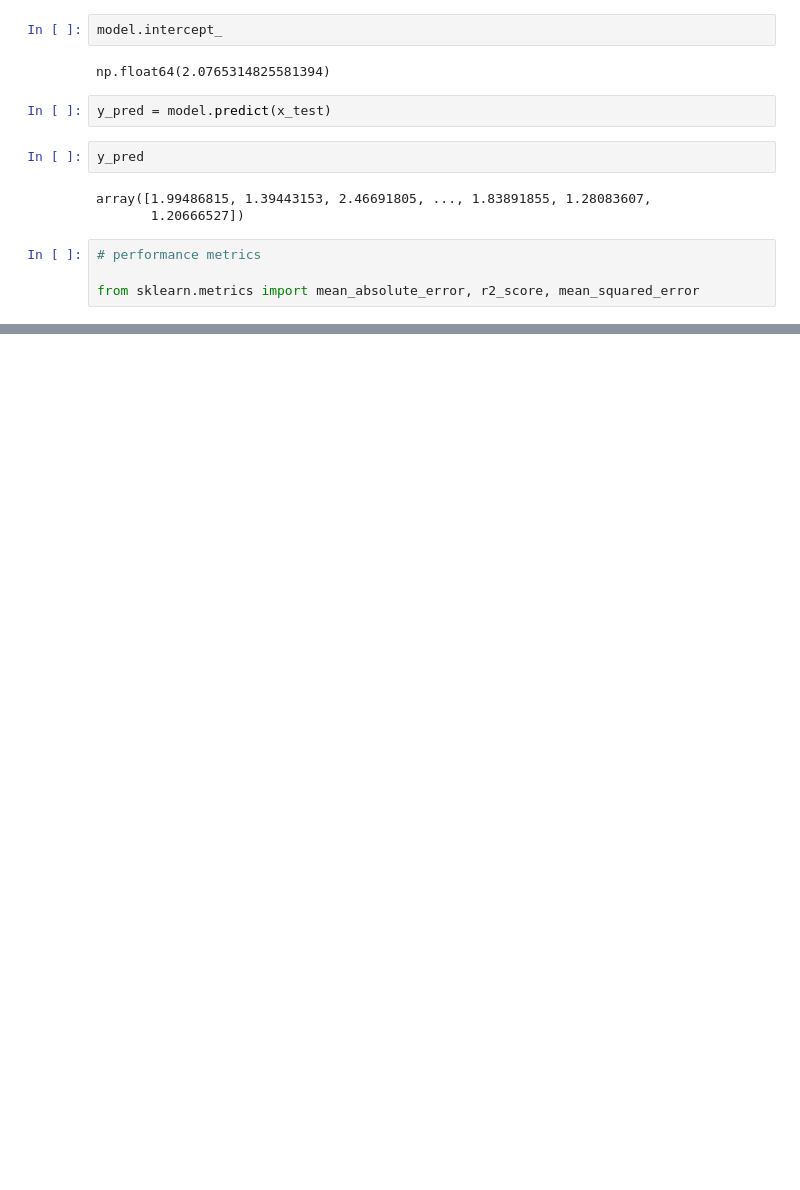
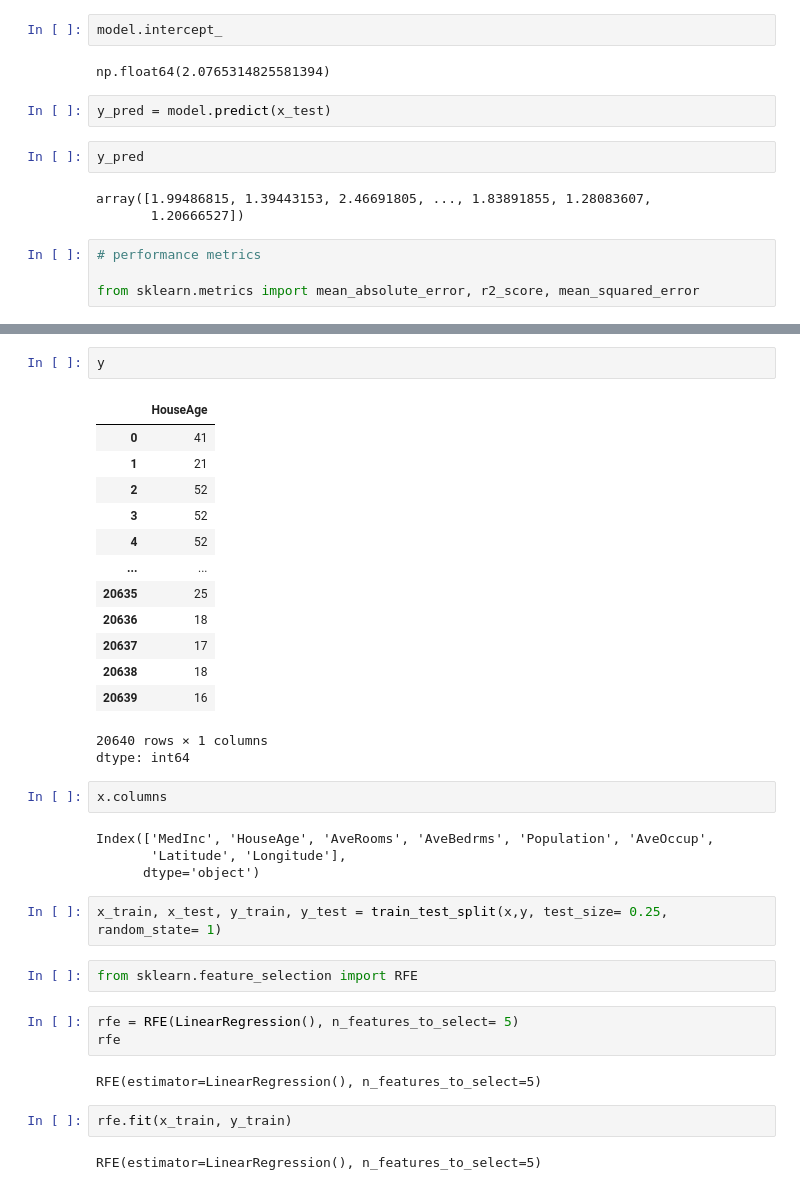
Before and after one commit to ydv-prince/Machine-Learning, a Jupyter notebook: multicollinearity_detection_and_its_remedy.ipynb, the cells around one changed output, grey strips where cells are left out. Cells and saved outputs as stored; diff of their text form; blank space fills up the shorter version.

```diff
--- a/multicollinearity_detection_and_its_remedy.ipynb
+++ b/multicollinearity_detection_and_its_remedy.ipynb
@@ -431,0 +468,36 @@ print(r2_score(y_test, y_pred))
+# %%
+y
+# %% [output]
+|  | HouseAge |
+| 0 | 41 |
+| 1 | 21 |
+| 2 | 52 |
+| 3 | 52 |
+| 4 | 52 |
+| ... | ... |
+| 20635 | 25 |
+| 20636 | 18 |
+| 20637 | 17 |
+| 20638 | 18 |
+| 20639 | 16 |
+20640 rows × 1 columns
+dtype: int64
+# %%
+x.columns
+# %% [output]
+Index(['MedInc', 'HouseAge', 'AveRooms', 'AveBedrms', 'Population', 'AveOccup',
+       'Latitude', 'Longitude'],
+      dtype='object')
+# %%
+x_train, x_test, y_train, y_test = train_test_split(x,y, test_size= 0.25, random_state= 1)
+# %%
+from sklearn.feature_selection import RFE
+# %%
+rfe = RFE(LinearRegression(), n_features_to_select= 5)
+rfe
+# %% [output]
+RFE(estimator=LinearRegression(), n_features_to_select=5)
+# %%
+rfe.fit(x_train, y_train)
+# %% [output]
+RFE(estimator=LinearRegression(), n_features_to_select=5)
```
Also changed, not shown: parts of 14 cells of this notebook.
